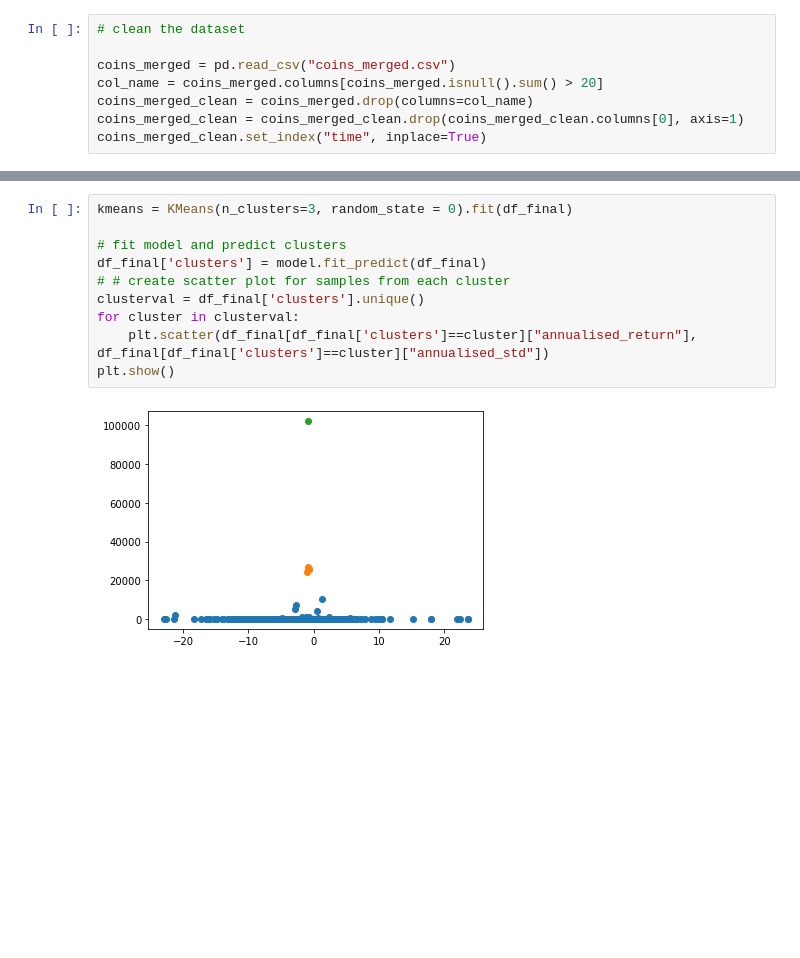
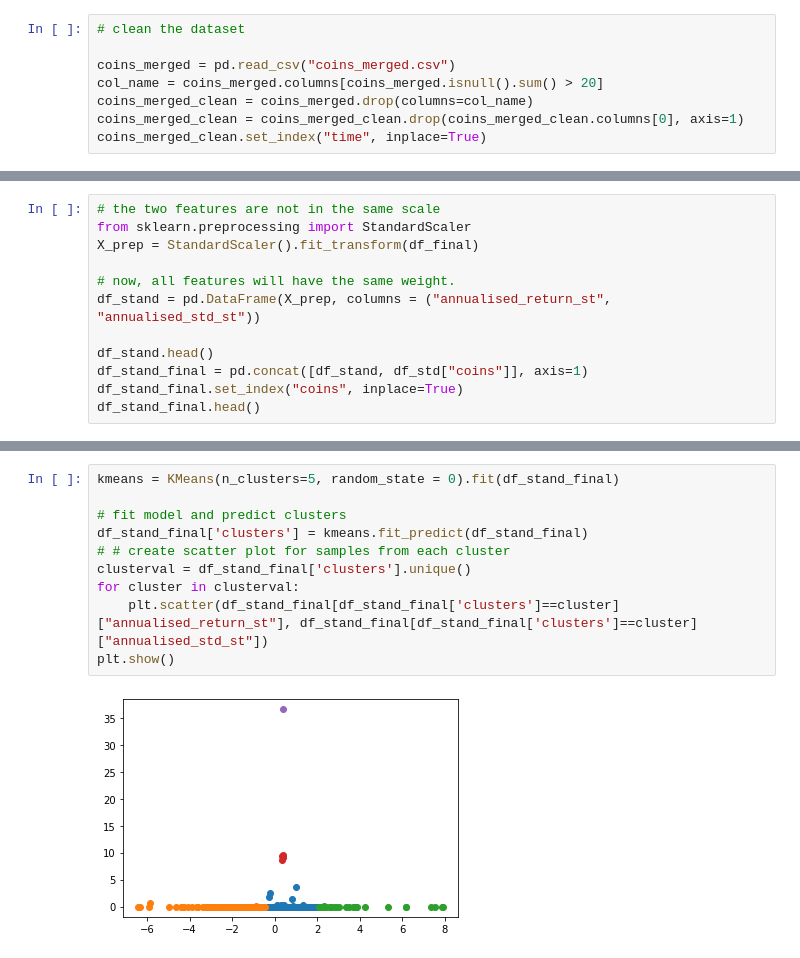
Before and after one commit to Shinan-tech/data-pt-ber-08-20, a Jupyter notebook: Projects/module-3_projects/04_final-project/Portfolio Optimization Using Python.ipynb, the cells around one changed output, grey strips where cells are left out. Cells and saved outputs as stored; diff of their text form; blank space fills up the shorter version.

```diff
--- a/Projects/module-3_projects/04_final-project/Portfolio Optimization Using Python.ipynb
+++ b/Projects/module-3_projects/04_final-project/Portfolio Optimization Using Python.ipynb
@@ -444,0 +566,12 @@ df_final.nlargest(50, columns="annualised_std")
+# %%
+# the two features are not in the same scale
+from sklearn.preprocessing import StandardScaler
+X_prep = StandardScaler().fit_transform(df_final)
+
+# now, all features will have the same weight.
+df_stand = pd.DataFrame(X_prep, columns = ("annualised_return_st", "annualised_std_st"))
+
+df_stand.head()
+df_stand_final = pd.concat([df_stand, df_std["coins"]], axis=1)
+df_stand_final.set_index("coins", inplace=True)
+df_stand_final.head()
@@ -501,12 +685,12 @@ Silhouette Score: 0.4152671717640269
 # %%
-kmeans = KMeans(n_clusters=3, random_state = 0).fit(df_final)
+kmeans = KMeans(n_clusters=5, random_state = 0).fit(df_stand_final)
 
 # fit model and predict clusters
-df_final['clusters'] = model.fit_predict(df_final)
+df_stand_final['clusters'] = kmeans.fit_predict(df_stand_final)
 # # create scatter plot for samples from each cluster
-clusterval = df_final['clusters'].unique()
+clusterval = df_stand_final['clusters'].unique()
 for cluster in clusterval:
-    plt.scatter(df_final[df_final['clusters']==cluster]["annualised_return"], df_final[df_final['clusters']==cluster]["annualised_std"])
+    plt.scatter(df_stand_final[df_stand_final['clusters']==cluster]["annualised_return_st"], df_stand_final[df_stand_final['clusters']==cluster]["annualised_std_st"])
 plt.show()
 # %% [output]
-[figure, old version]
+[figure, new version]
```
Also changed, not shown: parts of 21 cells of this notebook.
